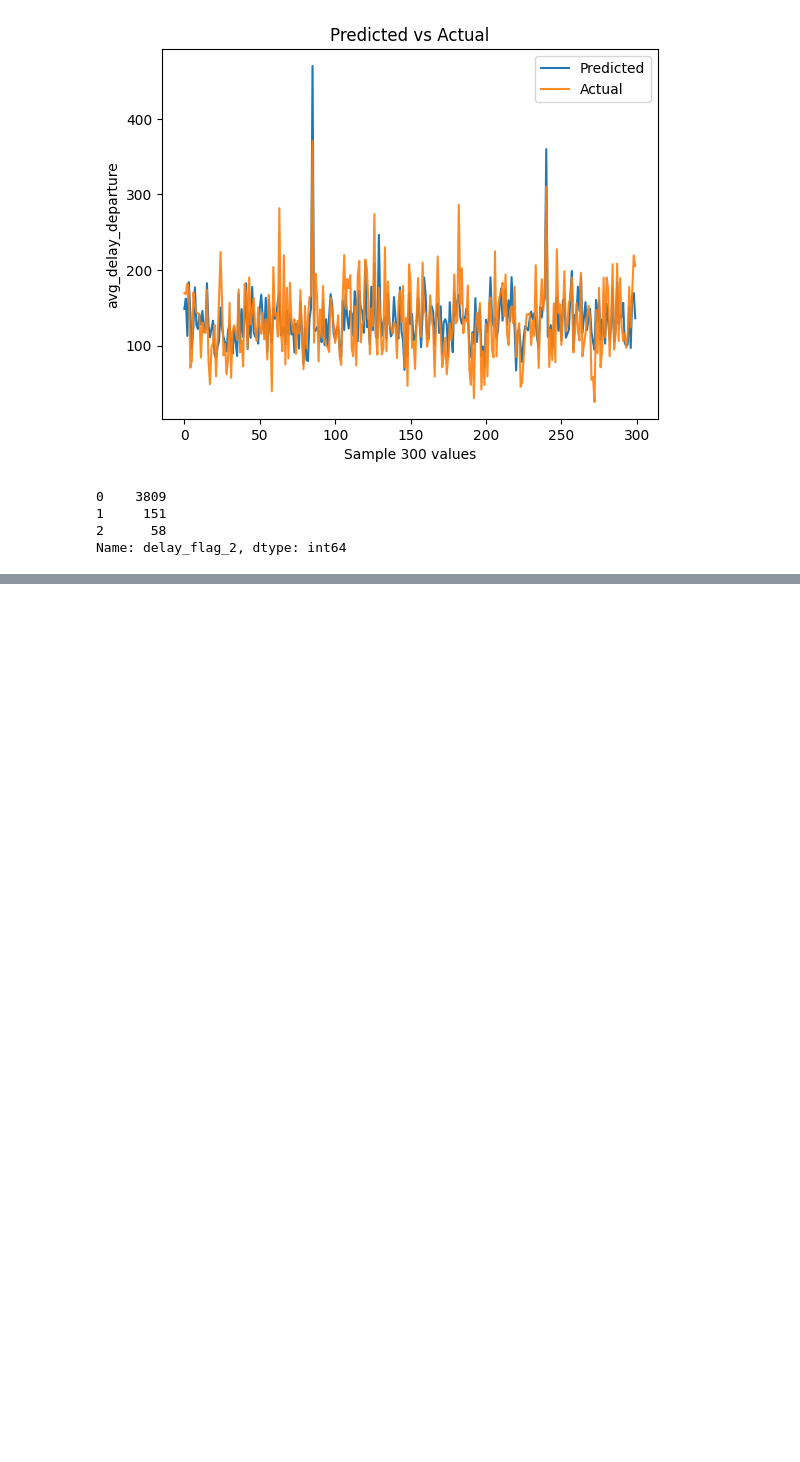
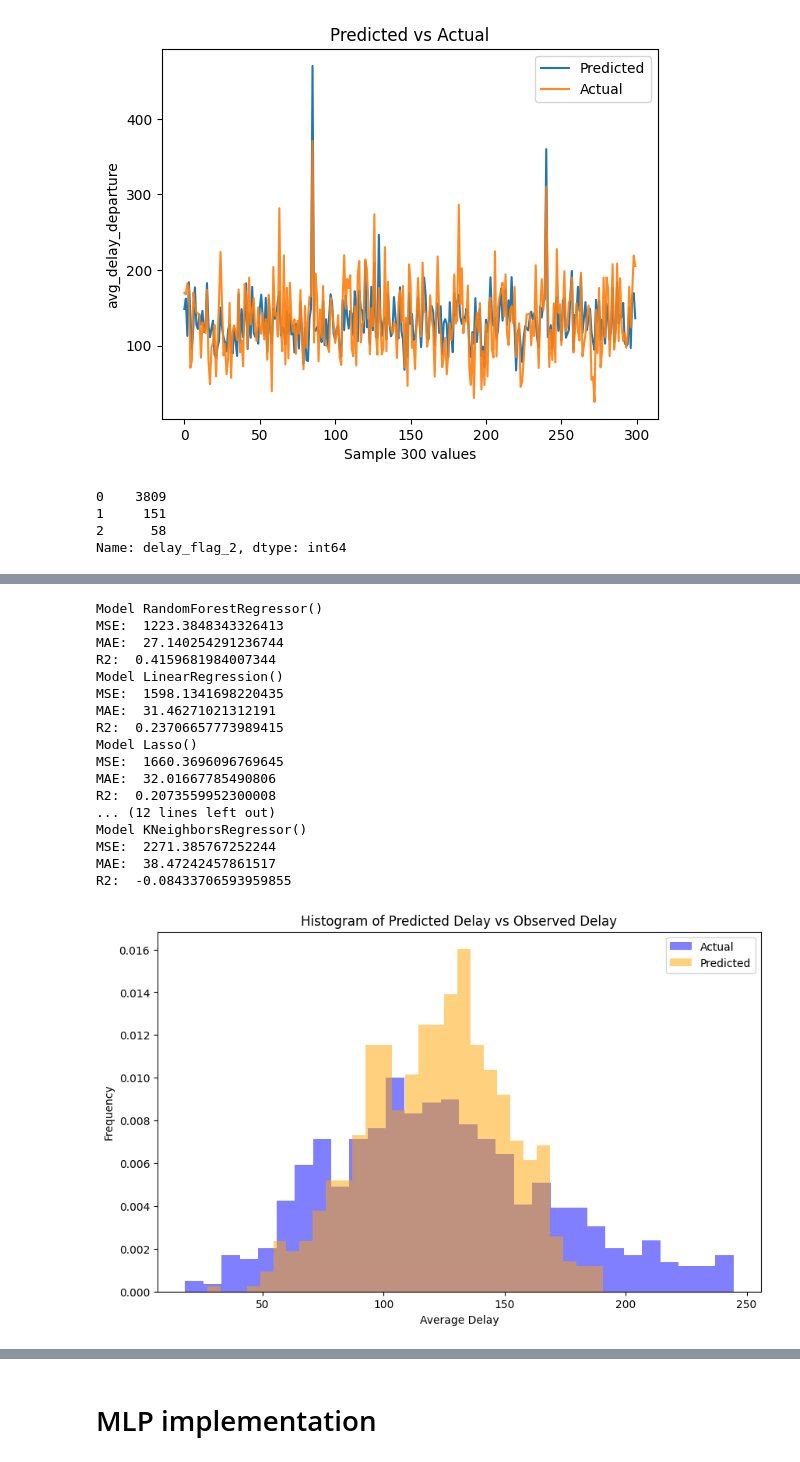
Before and after one commit to LeiY769/DataProject, a Jupyter notebook: Modeling/regression.ipynb, the cells around one changed output, grey strips where cells are left out. Drawn from its saved outputs; the diff is of its cells as text; code cells hidden in the pictures; blank space fills up the shorter version.

```diff
--- a/Modeling/regression.ipynb
+++ b/Modeling/regression.ipynb
@@ -743,0 +765,55 @@ R2:  -0.32327551919638764
+# %%
+def pred_hist(xtrain, ytrain, xtest, ytest):
+    rf = RandomForestRegressor(n_estimators=100, max_depth=50, random_state=0)
+    rf.fit(xtrain, ytrain)
+
+
+    predictions = rf.predict(xtest)
+    plt.figure(figsize=(10, 6))
+
+    plt.hist(ytest, bins=30, alpha=0.5, label='Actual', color='blue', density=True)
+    plt.hist(predictions, bins=30, alpha=0.5, label='Predicted', color='orange', density=True)
+
+    plt.xlabel('Average Delay')
+    plt.ylabel('Frequency')
+    plt.title('Histogram of Predicted Delay vs Observed Delay')
+    plt.legend()
+    plt.show()
+
+    plt.figure(figsize=(8, 6))
+    plt.scatter(ytest, predictions, alpha=0.5, color='purple')
+    plt.plot([ytest.min(), ytest.max()], [ytest.min(), ytest.max()], color='red', linestyle='--')
+    plt.xlabel("Observed Delays")
+    plt.ylabel("Predicted Delays")
+    plt.title("Predicted vs Observed Delays")
+    plt.grid(True)
+    plt.show()
+# %%
+regular = merged_df[(merged_df['avg_delay_departure'] <= 250) | (merged_df['avg_delay_arrival'] <= 250)]
+
+x_regular = regular[["day_sin","day_cos","holiday","weekend", "day_after_rest", "avg_temperature", "avg_dewpoint", "avg_relative_humidity", "avg_precipitation", "avg_snowfall", "avg_wind_direction", "avg_wind_speed", "avg_pressure"]]
+y_regular = regular["avg_delay_arrival"]
+
+xtrain, xtest, ytrain, ytest = train_test_split(x_regular, y_regular, test_size=0.2, random_state=0)
+# %%
+model_test(xtrain,xtest,ytrain,ytest)
+pred_hist(xtrain, ytrain, xtest, ytest)
+# %% [output]
+Model RandomForestRegressor()
+MSE:  1223.3848343326413
+MAE:  27.140254291236744
+R2:  0.4159681984007344
+Model LinearRegression()
+MSE:  1598.1341698220435
+MAE:  31.46271021312191
+R2:  0.23706657773989415
+Model Lasso()
+MSE:  1660.3696096769645
+MAE:  32.01667785490806
+R2:  0.2073559952300008
+... (12 lines left out)
+Model KNeighborsRegressor()
+MSE:  2271.385767252244
+MAE:  38.47242457861517
+R2:  -0.08433706593959855
+[figure, added]
@@ -743,0 +821,2 @@ R2:  -0.32327551919638764
+# %% [markdown]
+# MLP implementation
```
Also changed, not shown: parts of 39 cells of this notebook.
